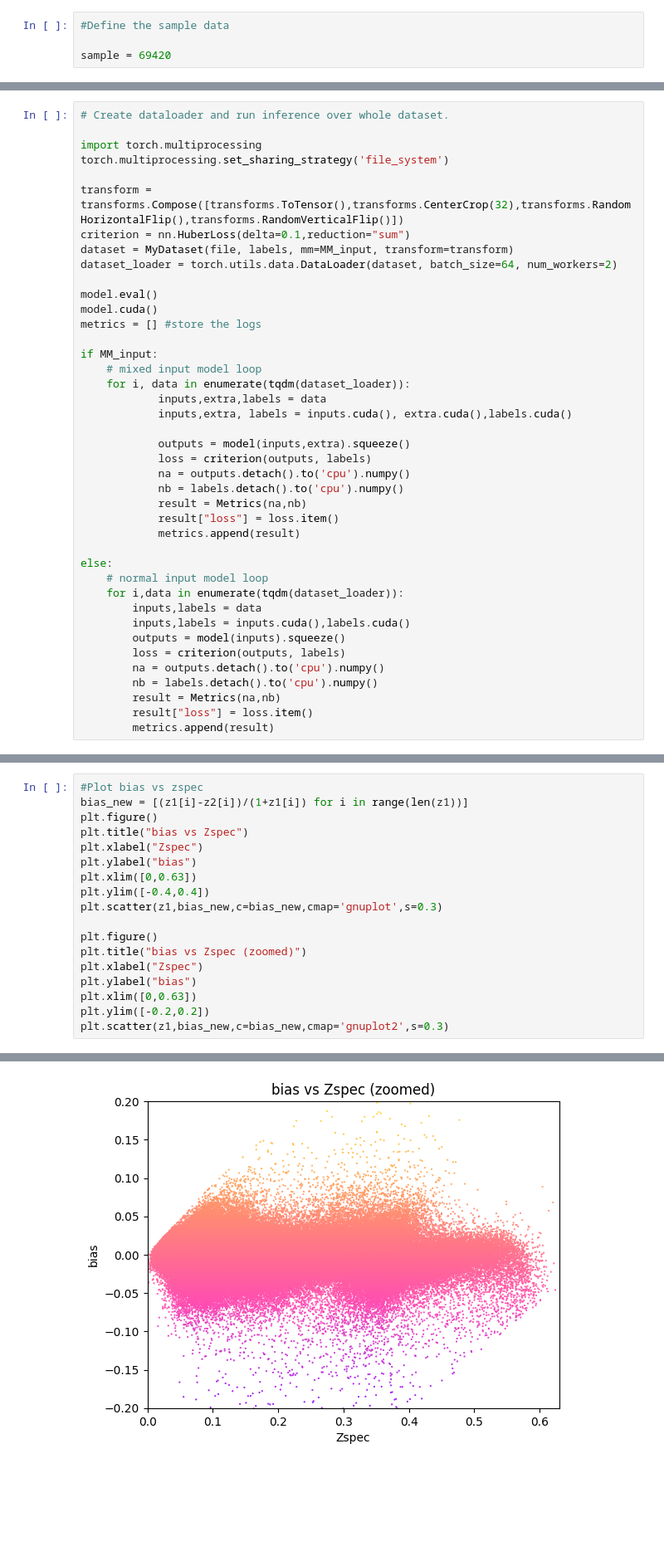
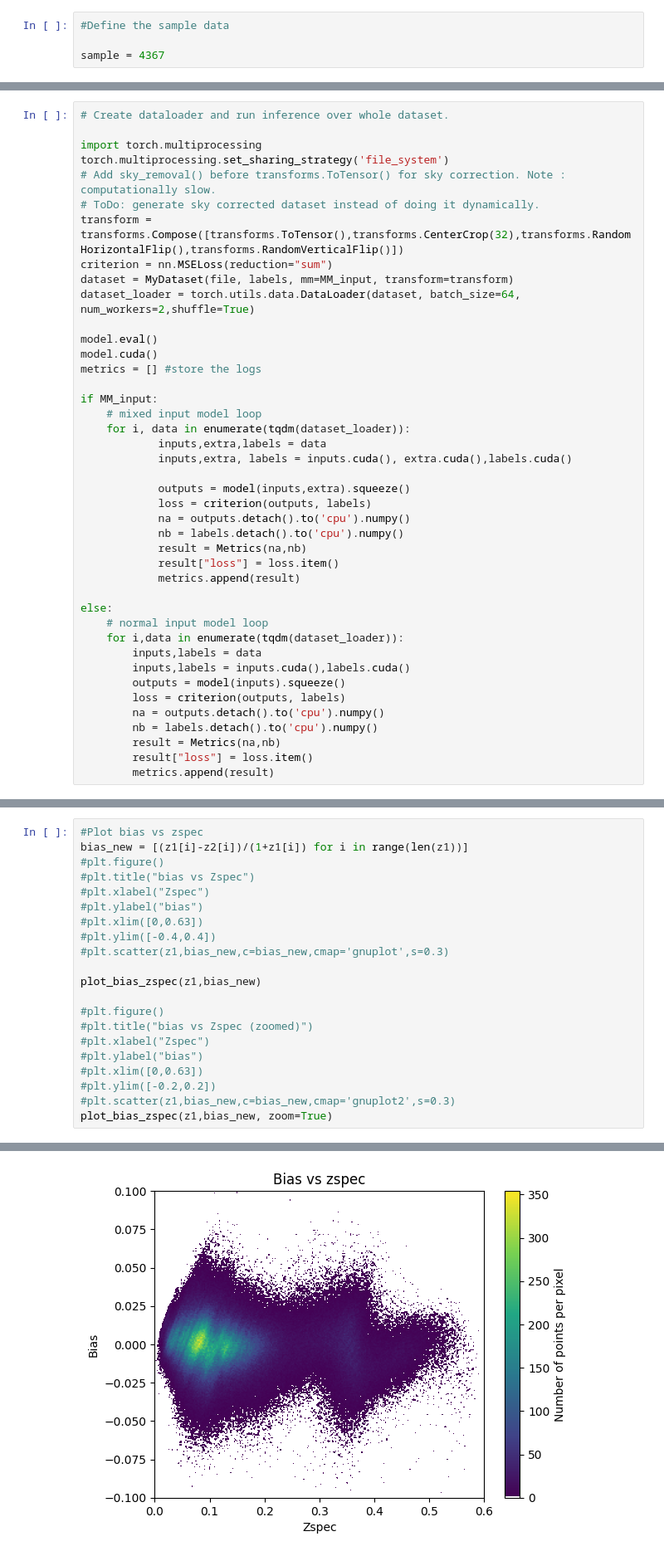
Before and after one commit to 1ArgoS1/PhotoZ, a Jupyter notebook: Data_Analysis.ipynb, the cells around one changed output, grey strips where cells are left out. Shown at 83% size. Drawn from its saved outputs; the diff is of its cells as text; blank space fills up the shorter version.

```diff
--- a/Data_Analysis.ipynb
+++ b/Data_Analysis.ipynb
@@ -29,7 +31,7 @@ labels = np.load("../data/labels.npy", mmap_mode='r', fix_imports=True)
 # %%
 #Define the sample data
 
-sample = 69420
+sample = 4367
 # %%
 # Show a sample from the dataset.
 import img_scale
@@ -147,11 +159,12 @@ y = model(x,z) if MM_input else model(x)
 
 import torch.multiprocessing
 torch.multiprocessing.set_sharing_strategy('file_system')
-
+# Add sky_removal() before transforms.ToTensor() for sky correction. Note : computationally slow.
+# ToDo: generate sky corrected dataset instead of doing it dynamically.
 transform = transforms.Compose([transforms.ToTensor(),transforms.CenterCrop(32),transforms.RandomHorizontalFlip(),transforms.RandomVerticalFlip()])
-criterion = nn.HuberLoss(delta=0.1,reduction="sum")
+criterion = nn.MSELoss(reduction="sum")
 dataset = MyDataset(file, labels, mm=MM_input, transform=transform)
-dataset_loader = torch.utils.data.DataLoader(dataset, batch_size=64, num_workers=2)
+dataset_loader = torch.utils.data.DataLoader(dataset, batch_size=64, num_workers=2,shuffle=True)
 
 model.eval()
 model.cuda()
@@ -273,19 +286,22 @@ plt.scatter(haxis,frac,c=loss,s=1, cmap="inferno", alpha=0.95)
 # %%
 #Plot bias vs zspec
 bias_new = [(z1[i]-z2[i])/(1+z1[i]) for i in range(len(z1))]
-plt.figure()
-plt.title("bias vs Zspec")
-plt.xlabel("Zspec")
-plt.ylabel("bias")
-plt.xlim([0,0.63])
-plt.ylim([-0.4,0.4])
-plt.scatter(z1,bias_new,c=bias_new,cmap='gnuplot',s=0.3)
+#plt.figure()
+#plt.title("bias vs Zspec")
+#plt.xlabel("Zspec")
+#plt.ylabel("bias")
+#plt.xlim([0,0.63])
+#plt.ylim([-0.4,0.4])
+#plt.scatter(z1,bias_new,c=bias_new,cmap='gnuplot',s=0.3)
 
-plt.figure()
-plt.title("bias vs Zspec (zoomed)")
-plt.xlabel("Zspec")
-plt.ylabel("bias")
-plt.xlim([0,0.63])
-plt.ylim([-0.2,0.2])
-plt.scatter(z1,bias_new,c=bias_new,cmap='gnuplot2',s=0.3)
+plot_bias_zspec(z1,bias_new)
+
+#plt.figure()
+#plt.title("bias vs Zspec (zoomed)")
+#plt.xlabel("Zspec")
+#plt.ylabel("bias")
+#plt.xlim([0,0.63])
+#plt.ylim([-0.2,0.2])
+#plt.scatter(z1,bias_new,c=bias_new,cmap='gnuplot2',s=0.3)
+plot_bias_zspec(z1,bias_new, zoom=True)
 # %% [output]
@@ -294,4 +309,4 @@ plt.scatter(z1,bias_new,c=bias_new,cmap='gnuplot2',s=0.3)
-[figure, old version]
+[figure, new version]
 # %%
 #Bias Histogram
 plt.figure()
```
Also changed, not shown: parts of 13 cells of this notebook, 1 other file.
